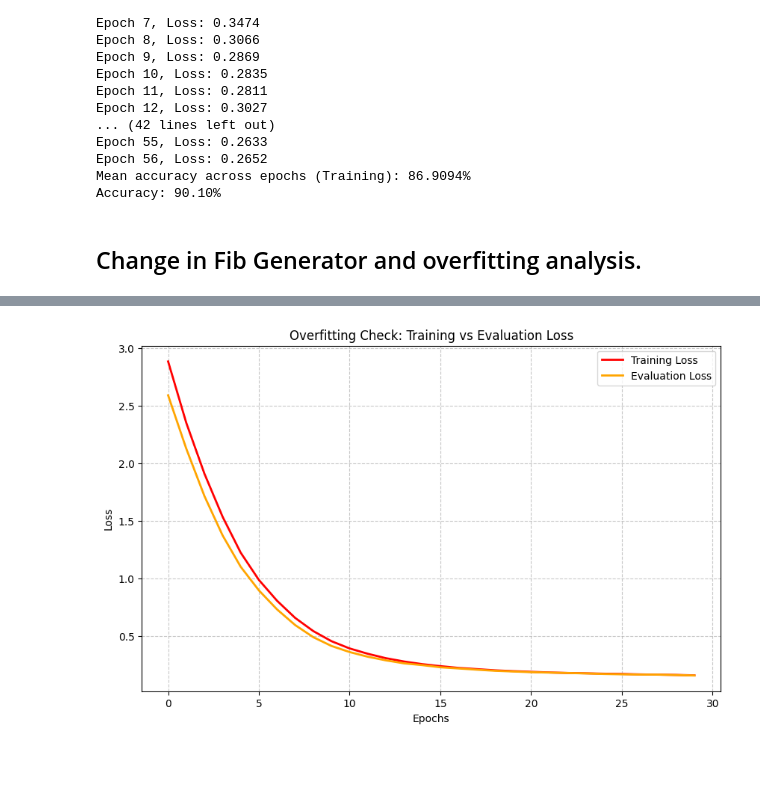
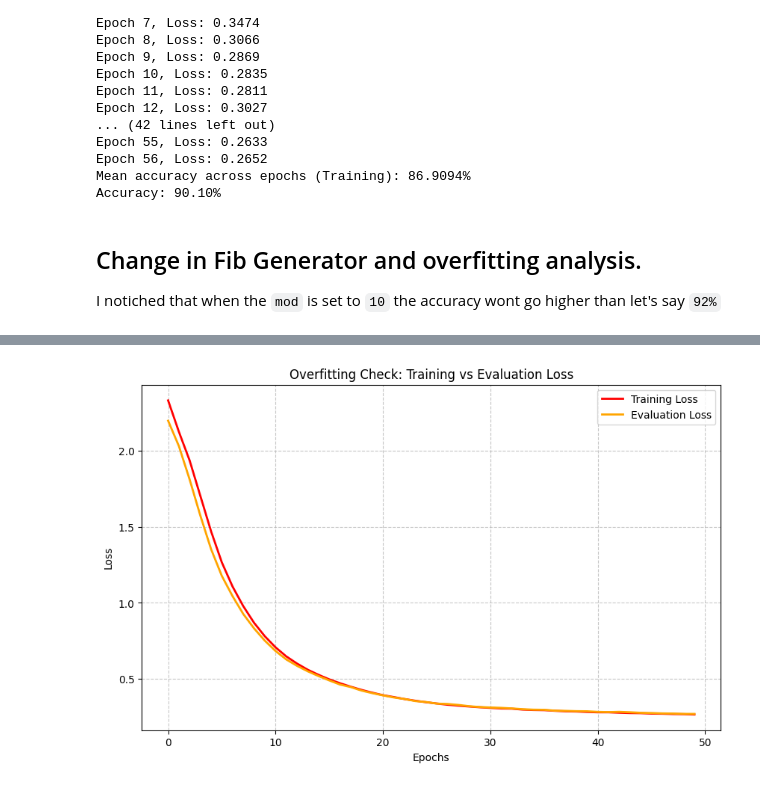
Before and after one commit to Aavash232311/transformer-pt-analysis, a Jupyter notebook: analysis/analysis.ipynb, the cells around one changed output, grey strips where cells are left out. Saved outputs shown, nothing was run; the diff lists cells and outputs as text; code cells hidden in the pictures; blank space fills up the shorter version.

```diff
--- a/analysis/analysis.ipynb
+++ b/analysis/analysis.ipynb
@@ -271,6 +271,9 @@ Mean accuracy across epochs (Training): 86.9094%
 Accuracy: 90.10%
 # %% [markdown]
 ## Change in Fib Generator and overfitting analysis.
+
+
+I notiched that when the `mod` is set to `10` the accuracy wont go higher than let's say `92%`
 # %%
 import torch
 import torch.nn as nn
@@ -391,7 +394,7 @@ def evaluate_model(model, dataloader, show_accuracy = False):
     avg_loss = total_loss / len(dataloader)
     return avg_loss
 
-vocab_size = 20
+vocab_size = 10
 batch_size = 64
 generated_ds = FibonacciModDataset(num_samples=5000, mod=vocab_size, seq_len=10)
 
@@ -449 +452 @@ Accuracy: 92.75%
-[figure, old version]
+[figure, new version]
```
Also changed, not shown: parts of 3 cells of this notebook.
